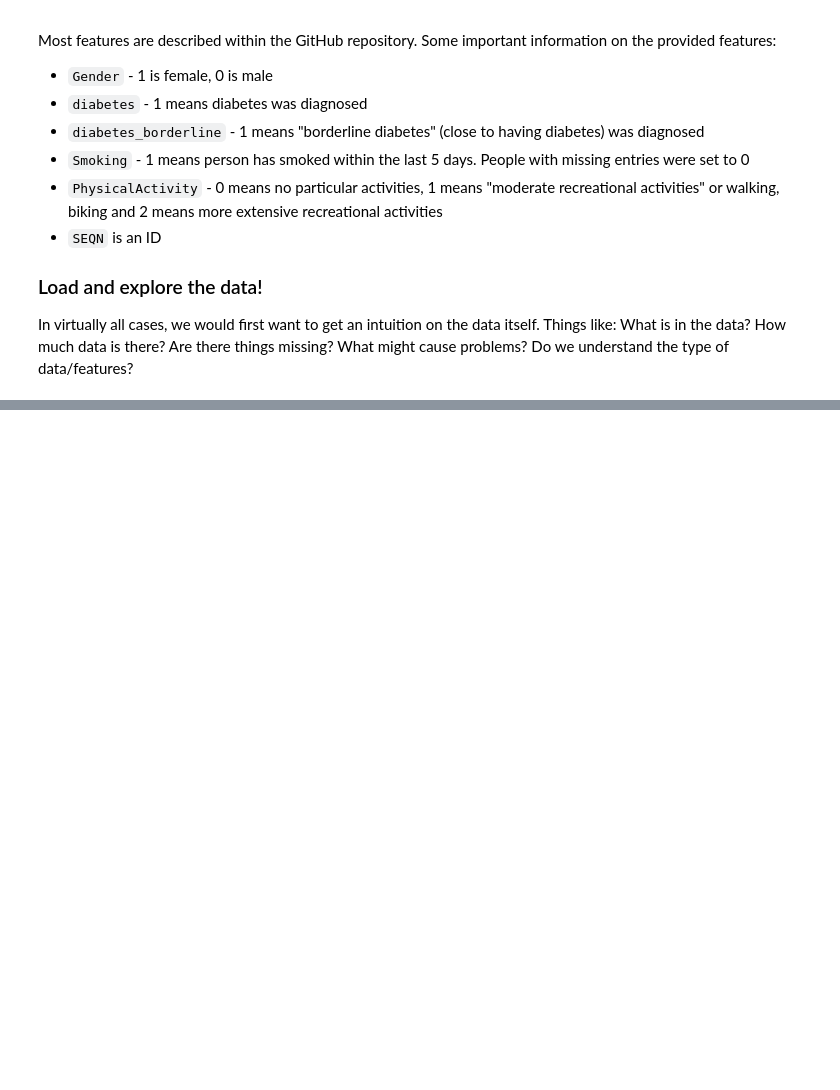
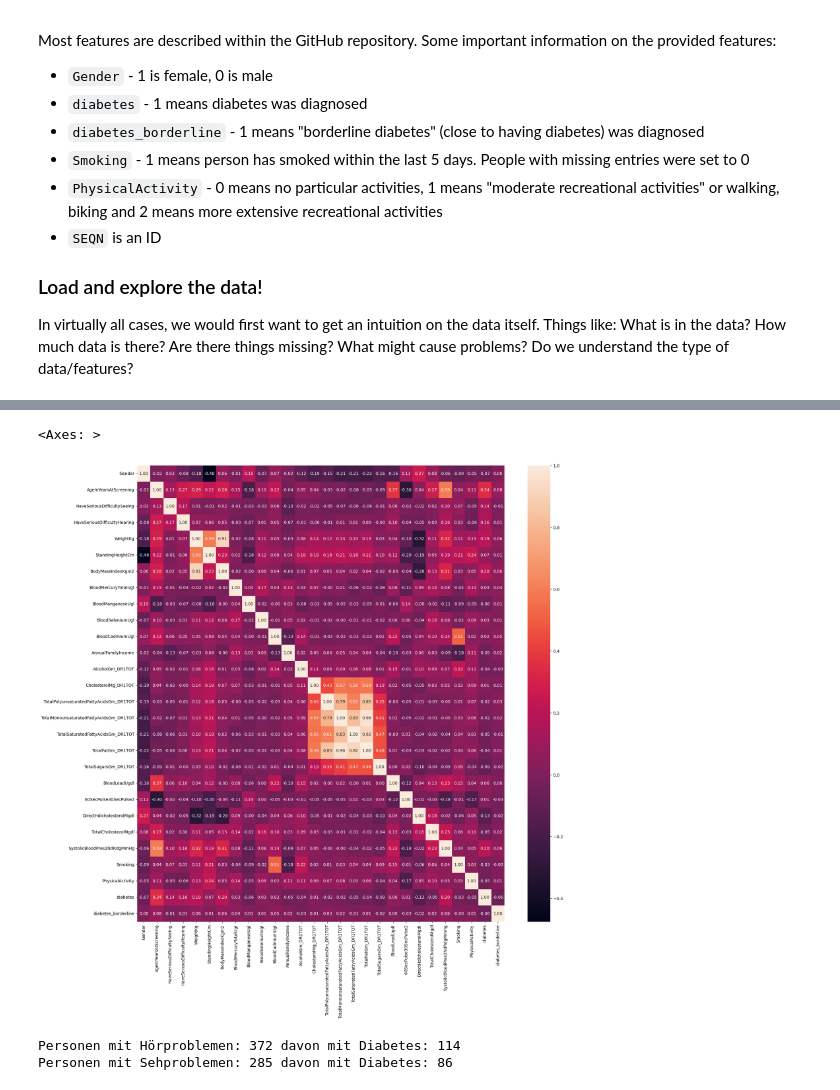
Before and after one commit to PhilippVogel92/ai_for_smart_health, a Jupyter notebook: ai_smart_health_portfolio_01_diabetes_prediction_template.ipynb, the cells around one changed output, grey strips where cells are left out. Cells and saved outputs as stored; diff of their text form; code cells hidden in the pictures; blank space fills up the shorter version.

```diff
--- a/ai_smart_health_portfolio_01_diabetes_prediction_template.ipynb
+++ b/ai_smart_health_portfolio_01_diabetes_prediction_template.ipynb
@@ -112,0 +229,15 @@ data.head()
+# %%
+fig, ax = plt.subplots(figsize=(20,20))
+sb.heatmap(data_cleaned.corr(), annot=True, fmt='.2f', ax=ax)
+# %% [output]
+<Axes: >
+[figure, added]
+# %%
+#count how many people with diabetes have serious hearing or seeing difficulty
+mask_problems_to_hear = (data_cleaned["HaveSeriousDifficultyHearing"] == 1.0)  & (data_cleaned["diabetes"] == 1)
+mask_problems_to_see = (data_cleaned["HaveSeriousDifficultySeeing"] == 1.0)  & (data_cleaned["diabetes"] == 1)
+print("Personen mit Hörproblemen:", data_cleaned["HaveSeriousDifficultyHearing"].value_counts()[1], "davon mit Diabetes:", len(data_cleaned[mask_problems_to_hear]))
+print("Personen mit Sehproblemen:", data_cleaned["HaveSeriousDifficultySeeing"].value_counts()[1], "davon mit Diabetes:", len(data_cleaned[mask_problems_to_see]))
+# %% [output]
+Personen mit Hörproblemen: 372 davon mit Diabetes: 114
+Personen mit Sehproblemen: 285 davon mit Diabetes: 86
```
Also changed, not shown: parts of 59 cells of this notebook.
